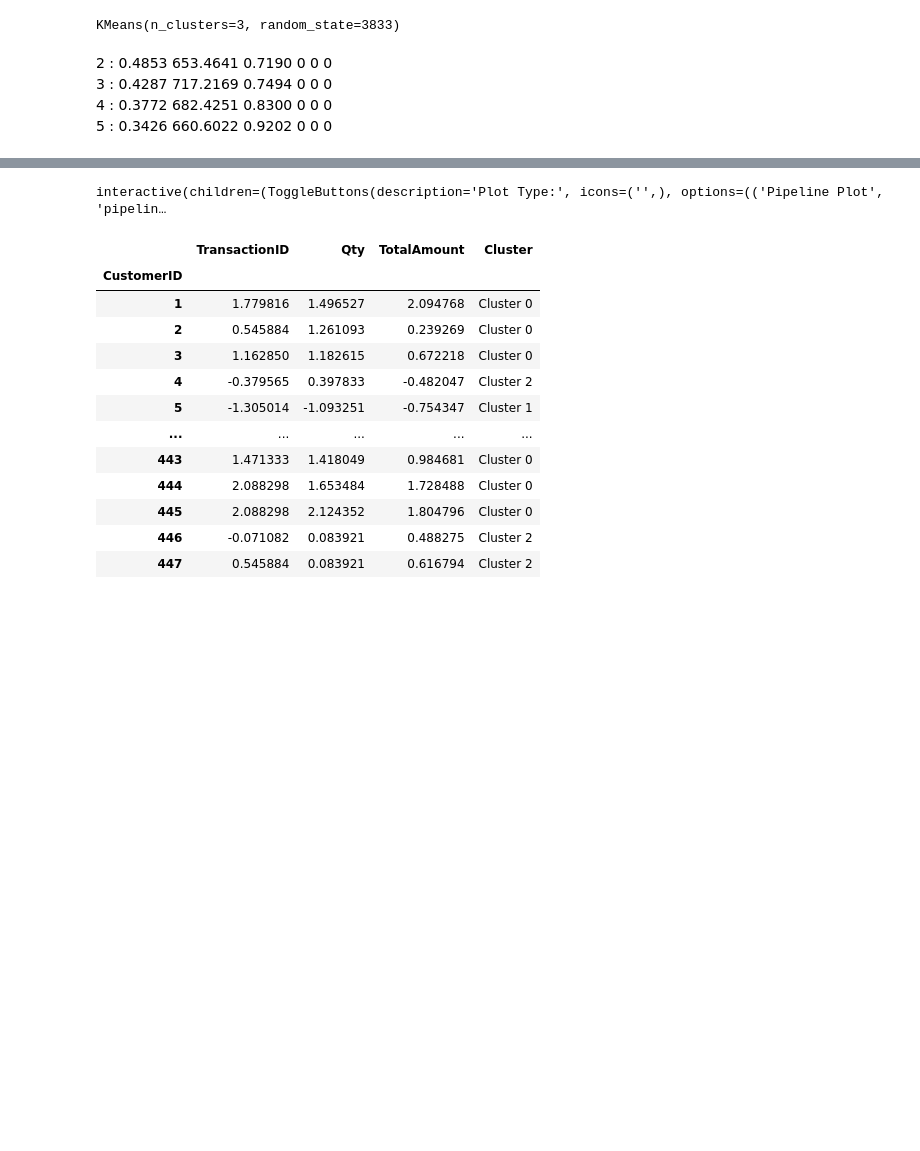
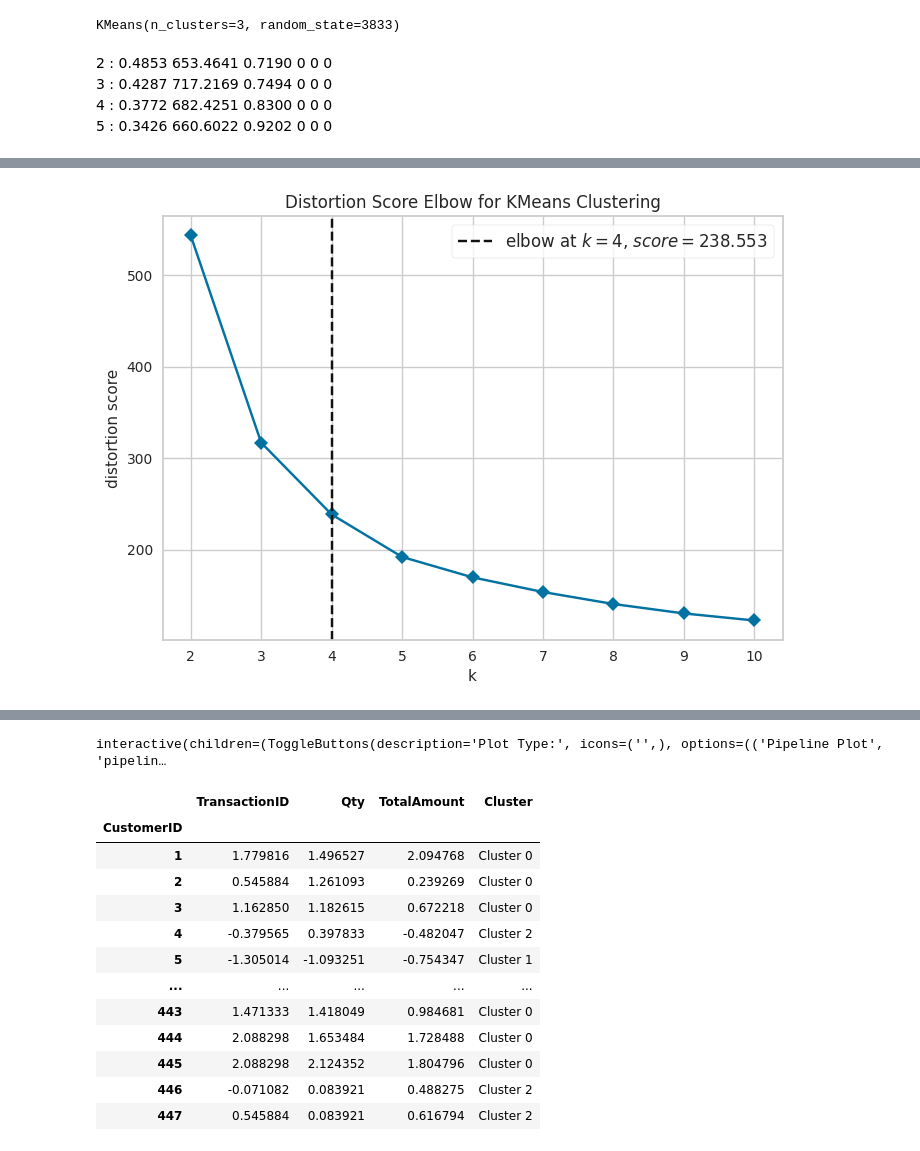
Before and after one commit to rizal-mujahiddan69/Kalbe_rakamin_intern, a Jupyter notebook: Output/kalbe-rakamin-notebook.ipynb, the cells around one changed output, grey strips where cells are left out. Cells and saved outputs as stored; diff of their text form; code cells hidden in the pictures; blank space fills up the shorter version.

Commit message:
repair ppt clustering

```diff
--- a/Output/kalbe-rakamin-notebook.ipynb
+++ b/Output/kalbe-rakamin-notebook.ipynb
@@ -1992,4 +2007,4 @@ KMeans(n_clusters=3, random_state=3833)
 # %%
-py_clu.plot_model(model_clus,plot='cluster')
+py_clu.plot_model(model_clus,plot='elbow')
 # %% [output]
 [interactive output not drawn]
@@ -1996,0 +2011 @@ py_clu.plot_model(model_clus,plot='cluster')
+[figure, added]
```
Also changed, not shown: parts of 13 cells of this notebook, 2 other files.
